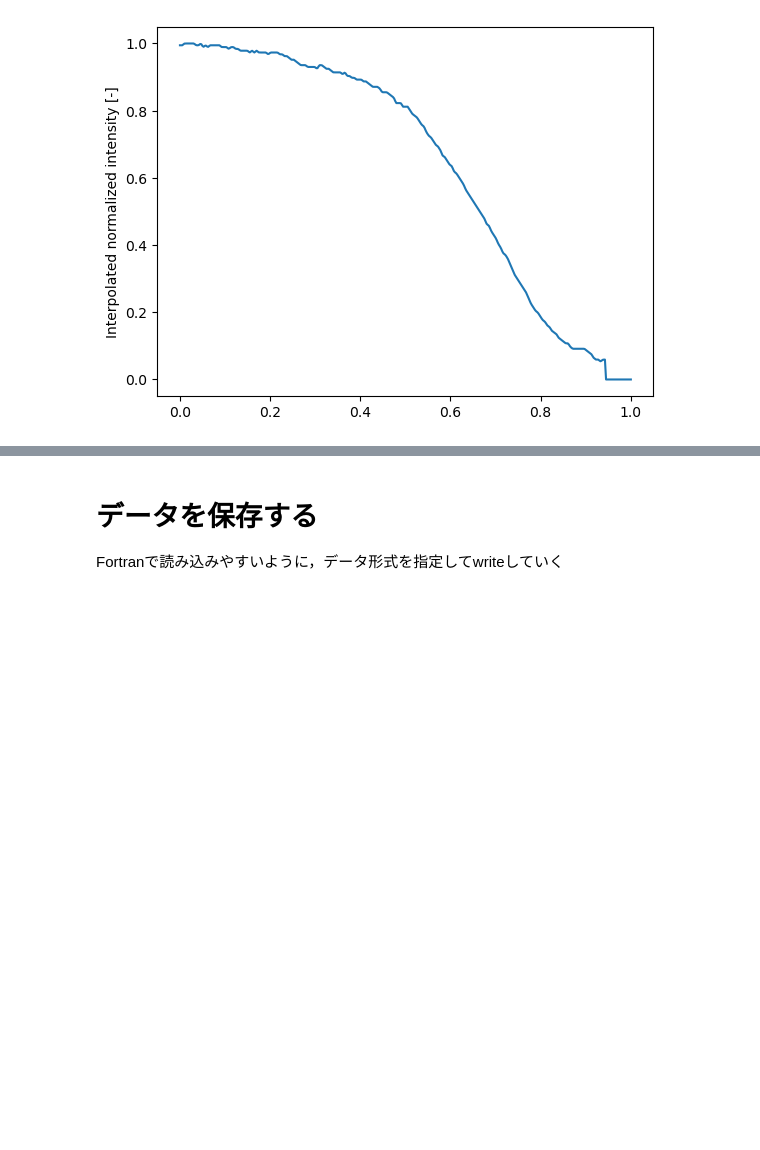
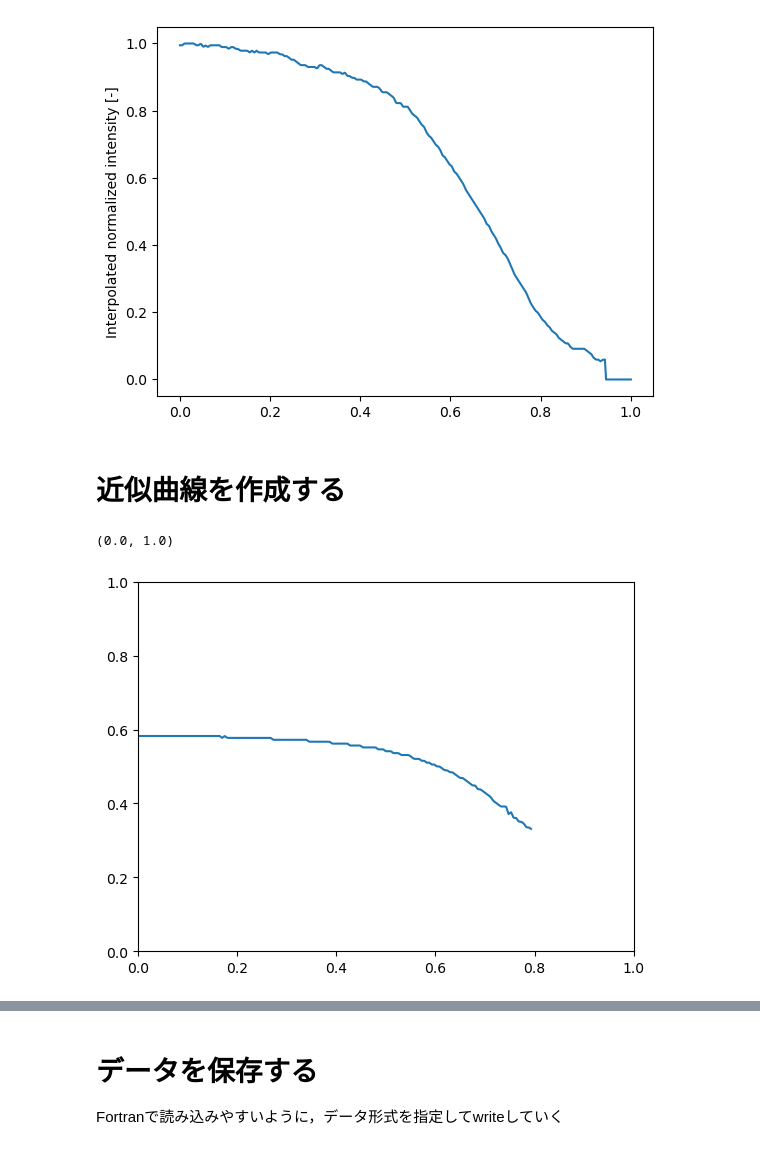
Before and after one commit to syoukera/F90_IonizedLayerModel, a Jupyter notebook: ipynb/20241211_get_flame_position.ipynb, the cells around one changed output, grey strips where cells are left out. Saved outputs shown, nothing was run; the diff lists cells and outputs as text; code cells hidden in the pictures; blank space fills up the shorter version.

Commit message:
fitting flame position

```diff
--- a/ipynb/20241211_get_flame_position.ipynb
+++ b/ipynb/20241211_get_flame_position.ipynb
@@ -210,3 +210,19 @@ plt.ylabel('Interpolated normalized intensity [-]')
 # %% [output]
 Text(0, 0.5, 'Interpolated normalized intensity [-]')
 [figure]
+# %% [markdown]
+# 近似曲線を作成する
+# %%
+from scipy.optimize import curve_fit
+
+flame_height_valid = flame_height_new[intensity_norm_new > 0.20]
+x_new_valid = x_new[intensity_norm_new > 0.20]
+
+ax = plt.gca()
+ax.plot(x_new_valid, flame_height_valid)
+
+ax.set_xlim(0.0, 1.0)
+ax.set_ylim(0.0, 1.0)
+# %% [output]
+(0.0, 1.0)
+[figure, added]
```
Also changed, not shown: parts of 1 cell of this notebook, 1 other file.
